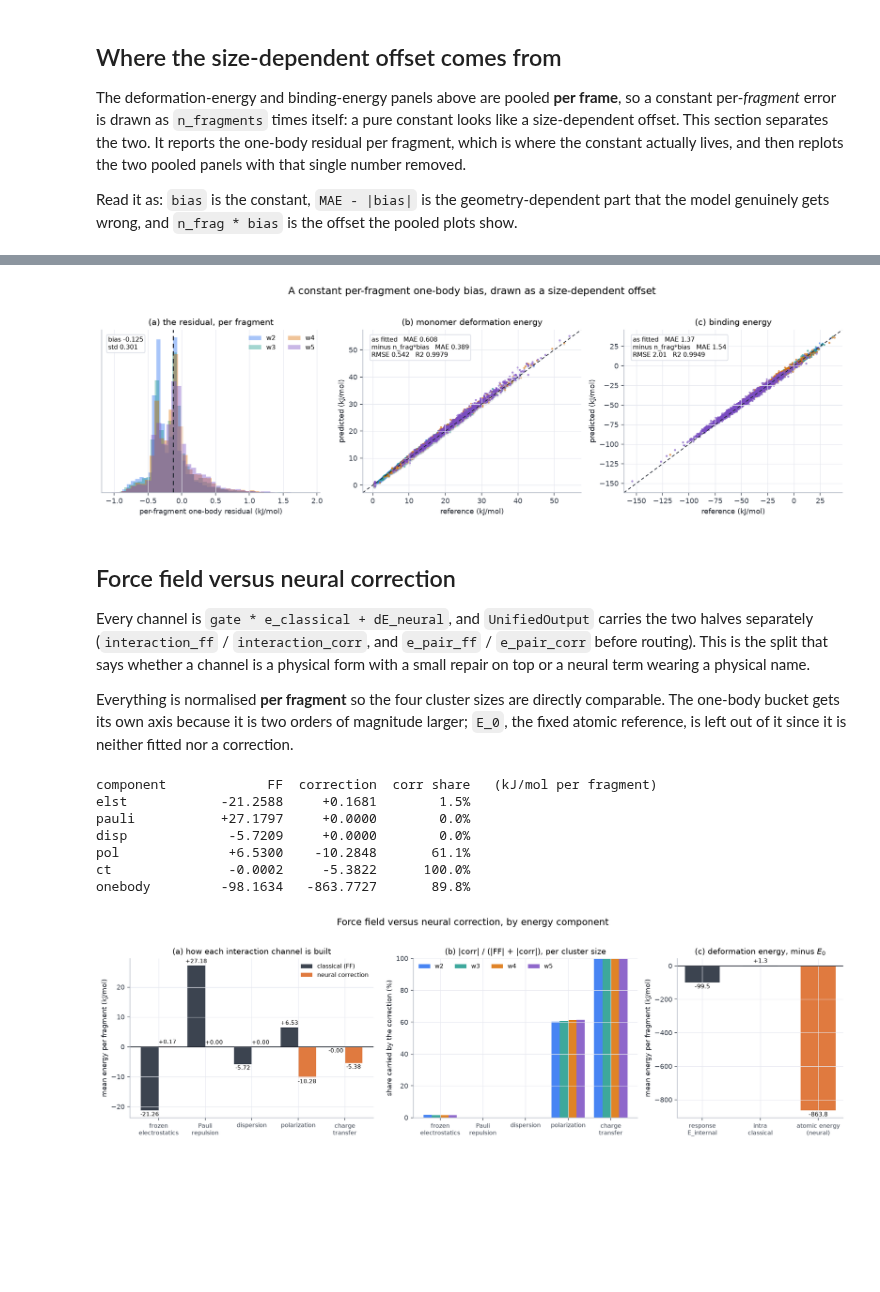
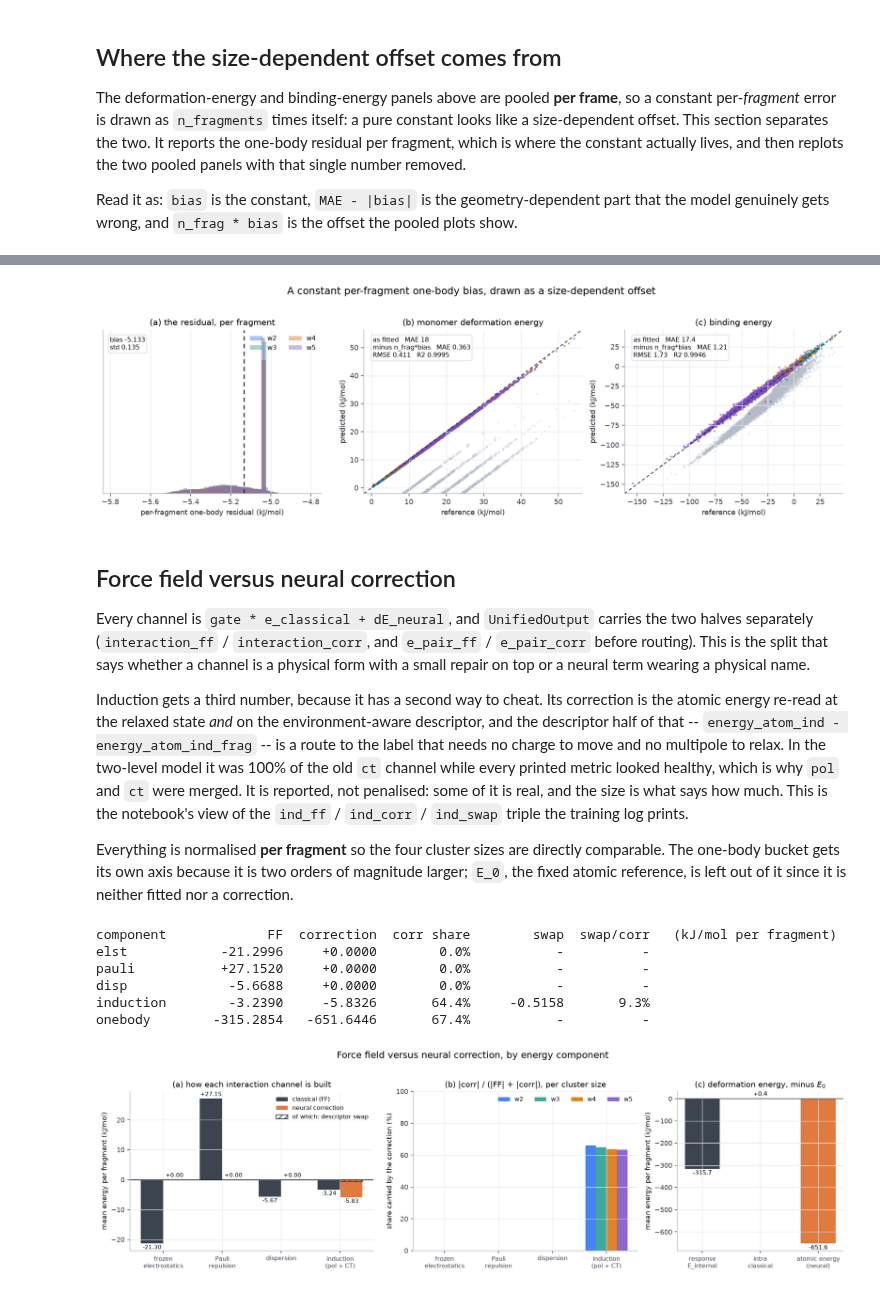
Before and after one commit to heindelj/rsfff, a Jupyter notebook: notebooks/eda_rsff_plotting.ipynb, the cells around one changed output, grey strips where cells are left out. Saved outputs shown, nothing was run; the diff lists cells and outputs as text; code cells hidden in the pictures; blank space fills up the shorter version.

```diff
--- a/notebooks/eda_rsff_plotting.ipynb
+++ b/notebooks/eda_rsff_plotting.ipynb
@@ -346,7 +359,7 @@ fig = plot_parity_grid(
     energy_labels,
     title="Energy-component, monomer-deformation, and binding-energy correlations",
     unit="kJ/mol",
-    path=FIGDIR / "water_staged_ct_energy_correlations.png",
+    path=FIGDIR / f"{FIGPREFIX}_energy_correlations.png",
 )
 plt.show()
 # %% [output]
@@ -480,10 +493,10 @@ def plot_onebody_offset(onebody_res, energy, bias, path=None):
 
 
 fig = plot_onebody_offset(onebody_res, energy, BIAS,
-                          path=FIGDIR / "water_staged_ct_onebody_offset.png")
+                          path=FIGDIR / f"{FIGPREFIX}_onebody_offset.png")
 plt.show()
 # %% [output]
-[figure, old version]
+[figure, new version]
 # %% [markdown]
 ## Force field versus neural correction
 
@@ -492,6 +505,15 @@ separately (`interaction_ff` / `interaction_corr`, and `e_pair_ff` / `e_pair_cor
 routing). This is the split that says whether a channel is a physical form with a small
 repair on top or a neural term wearing a physical name.
 
+Induction gets a third number, because it has a second way to cheat. Its correction is the
+atomic energy re-read at the relaxed state *and* on the environment-aware descriptor, and the
+descriptor half of that -- `energy_atom_ind - energy_atom_ind_frag` -- is a route to the label
+that needs no charge to move and no multipole to relax. In the two-level model it was 100% of
+the old `ct` channel while every printed metric looked healthy, which is why `pol` and `ct`
+were merged. It is reported, not penalised: some of it is real, and the size is what says how
+much. This is the notebook's view of the `ind_ff` / `ind_corr` / `ind_swap` triple the
+training log prints.
+
 Everything is normalised **per fragment** so the four cluster sizes are directly comparable.
 The one-body bucket gets its own axis because it is two orders of magnitude larger; `E_0`,
 the fixed atomic reference, is left out of it since it is neither fitted nor a correction.
@@ -500,8 +522,7 @@ SPLIT_TERMS = [
     ("elst", "frozen\nelectrostatics"),
     ("pauli", "Pauli\nrepulsion"),
     ("disp", "dispersion"),
-    ("pol", "polarization"),
-    ("ct", "charge\ntransfer"),
+    ("induction", "induction\n(pol + CT)"),
 ]
 FF_COLOR = "#3c4450"
 CORR_COLOR = "#e07a3f"
@@ -543,6 +564,15 @@ def collect_ff_vs_correction(model, datasets, cfg, device, batch_size=BATCH_SIZE
             # is off. Both are summed so this cell keeps working on either kind of checkpoint.
             bond_corr = pool_pairs(intra * out.e_pair_corr.get("bond", torch.zeros_like(out.r)))
             e_atom = pool_fragments_to_frames(out.energy_atom, batch)
+            # The descriptor swap: the part of the induction correction that comes from
+            # reading `h_env` instead of `h_frag` at the *same* relaxed electronic state.
+            # `energy_atom_ind_frag` exists only to make this measurable and nothing consumes
+            # it, so it is `None` whenever induction is off.
+            if out.energy_atom_ind is not None and out.energy_atom_ind_frag is not None:
+                swap = pool_fragments_to_frames(
+                    out.energy_atom_ind - out.energy_atom_ind_frag, batch
+                )
+                rows.setdefault("induction|swap", []).append(per_fragment(swap))
             internal = pool_fragments_to_frames(out.energy_internal, batch)
             rows.setdefault("onebody|internal", []).append(per_fragment(internal))
             rows.setdefault("onebody|intra_ff", []).append(per_fragment(intra_ff))
@@ -553,21 +583,27 @@ def collect_ff_vs_correction(model, datasets, cfg, device, batch_size=BATCH_SIZE
 
 
 split = collect_ff_vs_correction(model, datasets, cfg, device)
-print(f"{'component':<12}{'FF':>12}{'correction':>12}{'corr share':>12}   (kJ/mol per fragment)")
+print(f"{'component':<12}{'FF':>12}{'correction':>12}{'corr share':>12}"
+      f"{'swap':>12}{'swap/corr':>11}   (kJ/mol per fragment)")
 for key, _label in SPLIT_TERMS + [("onebody", "")]:
     if f"{key}|ff" not in split:
         continue
     ff, corr = split[f"{key}|ff"], split[f"{key}|corr"]
     share = np.abs(corr).mean() / max(np.abs(ff).mean() + np.abs(corr).mean(), 1e-30)
-    print(f"{key:<12}{ff.mean():>+12.4f}{corr.mean():>+12.4f}{100 * share:>11.1f}%")
+    swap = split.get(f"{key}|swap")
+    if swap is None:
+        tail = f"{'-':>12}{'-':>11}"
+    else:
+        frac = np.abs(swap).mean() / max(np.abs(corr).mean(), 1e-30)
+        tail = f"{swap.mean():>+12.4f}{100 * frac:>10.1f}%"
+    print(f"{key:<12}{ff.mean():>+12.4f}{corr.mean():>+12.4f}{100 * share:>11.1f}%{tail}")
 # %% [output]
-component             FF  correction  corr share   (kJ/mol per fragment)
-elst            -21.2588     +0.1681        1.5%
-pauli           +27.1797     +0.0000        0.0%
-disp             -5.7209     +0.0000        0.0%
-pol              +6.5300    -10.2848       61.1%
-ct               -0.0002     -5.3822      100.0%
-onebody         -98.1634   -863.7727       89.8%
+component             FF  correction  corr share        swap  swap/corr   (kJ/mol per fragment)
+elst            -21.2996     +0.0000        0.0%           -          -
+pauli           +27.1520     +0.0000        0.0%           -          -
+disp             -5.6688     +0.0000        0.0%           -          -
+induction        -3.2390     -5.8326       64.4%     -0.5158       9.3%
+onebody        -315.2854   -651.6446       67.4%           -          -
 # %%
 def plot_ff_vs_correction(split, path=None):
     tags = [t for t in ("w2", "w3", "w4", "w5") if t in set(split["tag"])]
@@ -582,6 +618,16 @@ def plot_ff_vs_correction(split, path=None):
     corr = [split[f"{k}|corr"].mean() for k, _ in terms]
     ax.bar(x - width / 2, ff, width, color=FF_COLOR, label="classical (FF)")
     ax.bar(x + width / 2, corr, width, color=CORR_COLOR, label="neural correction")
+    # Drawn over the correction bar rather than beside it, because it is a *part* of that
+    # bar: the share of the correction that the bare descriptor swap already accounts for.
+    swap_drawn = False
+    for xi, (k, _label) in enumerate(terms):
+        if f"{k}|swap" not in split:
+            continue
+        ax.bar(xi + width / 2, split[f"{k}|swap"].mean(), width, facecolor="none",
+               edgecolor="#242934", hatch="///", lw=0.9,
+               label=None if swap_drawn else "of which: descriptor swap")
+        swap_drawn = True
     for xi, (a, b) in enumerate(zip(ff, corr)):
         for dx, v in ((-width / 2, a), (width / 2, b)):
             ax.annotate(f"{v:+.2f}", (xi + dx, v), ha="center", fontsize=7.5,
@@ -611,35 +657,35 @@ def plot_ff_vs_correction(split, path=None):
     ax.set_ylabel("share carried by the correction (%)")
     ax.set_title("(b) |corr| / (|FF| + |corr|), per cluster size")
     ax.legend(frameon=False, fontsize=8, ncol=len(tags))
 
     ax = axes[2]
     pieces = [("onebody|internal", "response\nE_internal", FF_COLOR),
               ("onebody|intra_ff", "intra\nclassical", "#7f8794"),
               ("onebody|corr", "atomic energy\n(neural)", CORR_COLOR)]
     values = [split[k].mean() for k, _, _ in pieces]
     ax.bar(np.arange(len(pieces)), values, 0.6, color=[c for _, _, c in pieces])
     for i, v in enumerate(values):
         ax.annotate(f"{v:+.1f}", (i, v), ha="center", fontsize=8,
                     va="bottom" if v >= 0 else "top",
                     xytext=(0, 2 if v >= 0 else -2), textcoords="offset points")
     ax.axhline(0.0, color="#242934", lw=0.9)
     ax.set_xticks(np.arange(len(pieces)))
     ax.set_xticklabels([l for _, l, _ in pieces], fontsize=8)
     ax.set_ylabel("mean energy per fragment (kJ/mol)")
     ax.set_title("(c) deformation energy, minus $E_0$")
 
     fig.suptitle("Force field versus neural correction, by energy component",
                  y=1.03, fontsize=13)
     fig.tight_layout()
     if path:
         fig.savefig(path, bbox_inches="tight")
     return fig
 
 
-fig = plot_ff_vs_correction(split, path=FIGDIR / "water_staged_ct_ff_vs_correction.png")
+fig = plot_ff_vs_correction(split, path=FIGDIR / f"{FIGPREFIX}_ff_vs_correction.png")
 plt.show()
 # %% [output]
-[figure, old version]
+[figure, new version]
 # %%
 def collect_response_properties(model, anchor, device, batch_size=BATCH_SIZE):
     if anchor is None:
```
Also changed, not shown: parts of 17 cells of this notebook, 23 other files.
